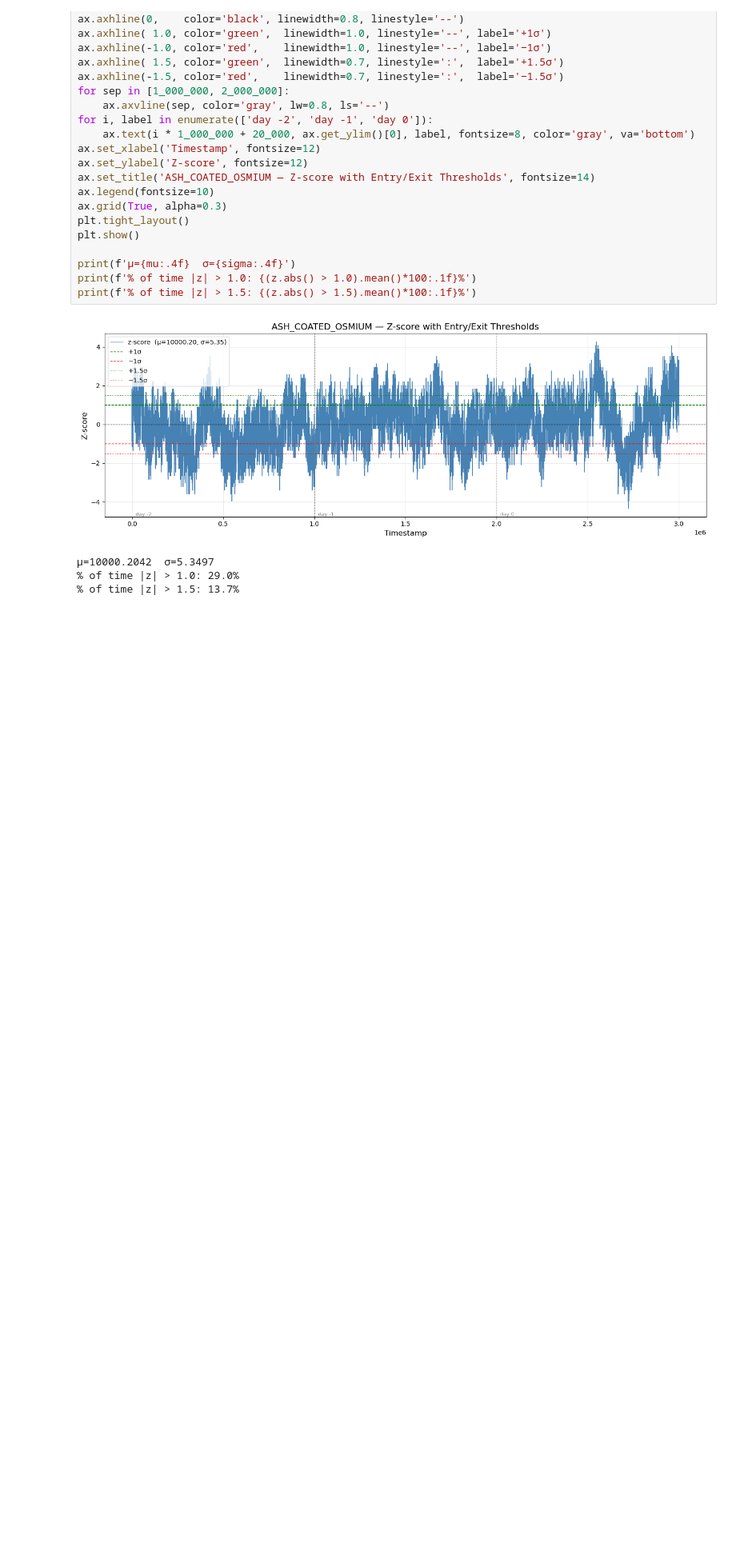
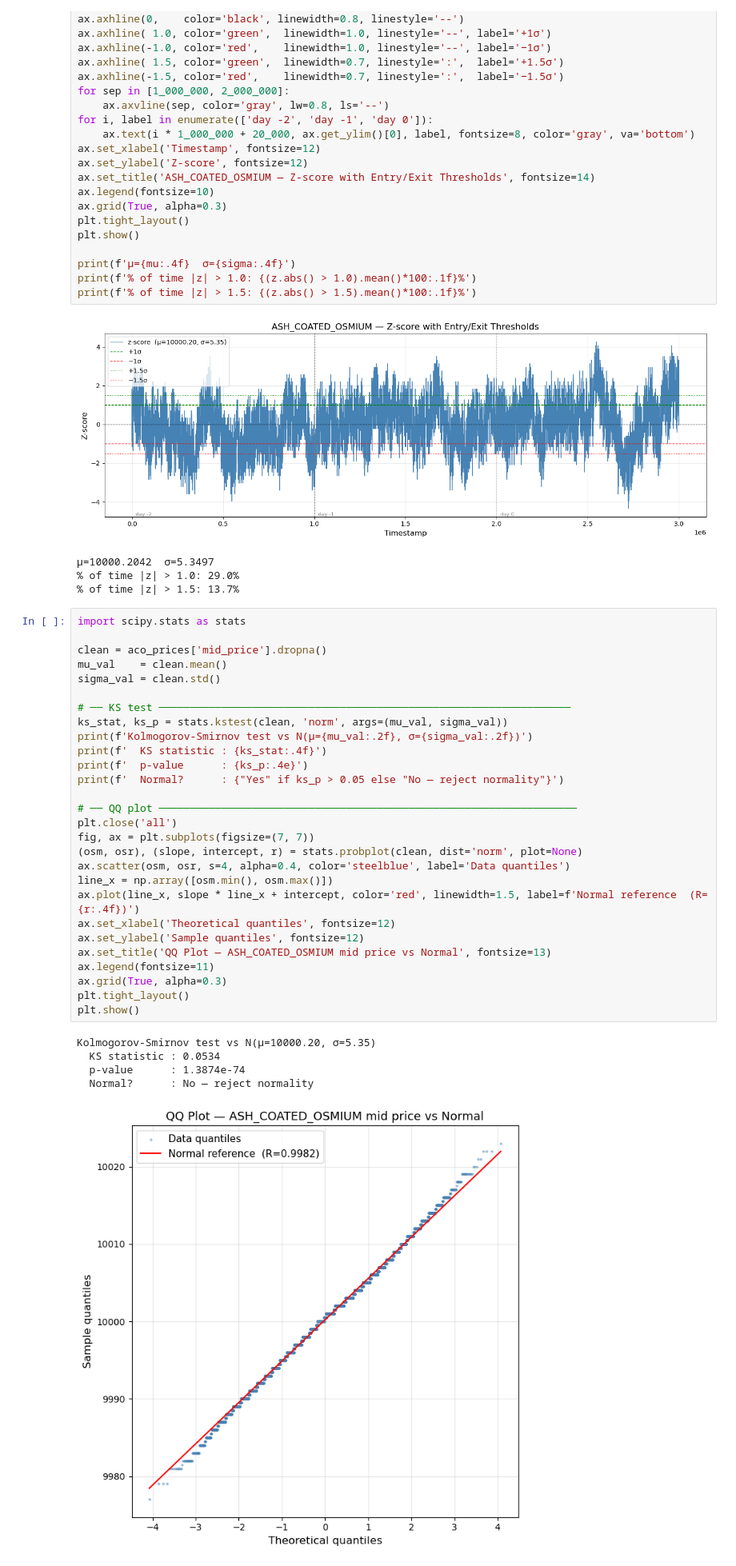
Before and after one commit to nikaslukyanov/kernel_trick, a Jupyter notebook: ROUND1/time_series_tests.ipynb, the cells around one changed output. Shown at 80% size. Cells and saved outputs as stored; diff of their text form; blank space fills up the shorter version.

```diff
--- a/ROUND1/time_series_tests.ipynb
+++ b/ROUND1/time_series_tests.ipynb
@@ -258,3 +297,37 @@ print(f'% of time |z| > 1.5: {(z.abs() > 1.5).mean()*100:.1f}%')
 μ=10000.2042  σ=5.3497
 % of time |z| > 1.0: 29.0%
 % of time |z| > 1.5: 13.7%
+# %%
+import scipy.stats as stats
+
+clean = aco_prices['mid_price'].dropna()
+mu_val    = clean.mean()
+sigma_val = clean.std()
+
+# ── KS test ──────────────────────────────────────────────────────────────────
+ks_stat, ks_p = stats.kstest(clean, 'norm', args=(mu_val, sigma_val))
+print(f'Kolmogorov-Smirnov test vs N(μ={mu_val:.2f}, σ={sigma_val:.2f})')
+print(f'  KS statistic : {ks_stat:.4f}')
+print(f'  p-value      : {ks_p:.4e}')
+print(f'  Normal?      : {"Yes" if ks_p > 0.05 else "No — reject normality"}')
+
+# ── QQ plot ───────────────────────────────────────────────────────────────────
+plt.close('all')
+fig, ax = plt.subplots(figsize=(7, 7))
+(osm, osr), (slope, intercept, r) = stats.probplot(clean, dist='norm', plot=None)
+ax.scatter(osm, osr, s=4, alpha=0.4, color='steelblue', label='Data quantiles')
+line_x = np.array([osm.min(), osm.max()])
+ax.plot(line_x, slope * line_x + intercept, color='red', linewidth=1.5, label=f'Normal reference  (R={r:.4f})')
+ax.set_xlabel('Theoretical quantiles', fontsize=12)
+ax.set_ylabel('Sample quantiles', fontsize=12)
+ax.set_title('QQ Plot — ASH_COATED_OSMIUM mid price vs Normal', fontsize=13)
+ax.legend(fontsize=11)
+ax.grid(True, alpha=0.3)
+plt.tight_layout()
+plt.show()
+# %% [output]
+Kolmogorov-Smirnov test vs N(μ=10000.20, σ=5.35)
+  KS statistic : 0.0534
+  p-value      : 1.3874e-74
+  Normal?      : No — reject normality
+[figure, added]
```
Also changed, not shown: parts of 6 cells of this notebook, 2 other files.
